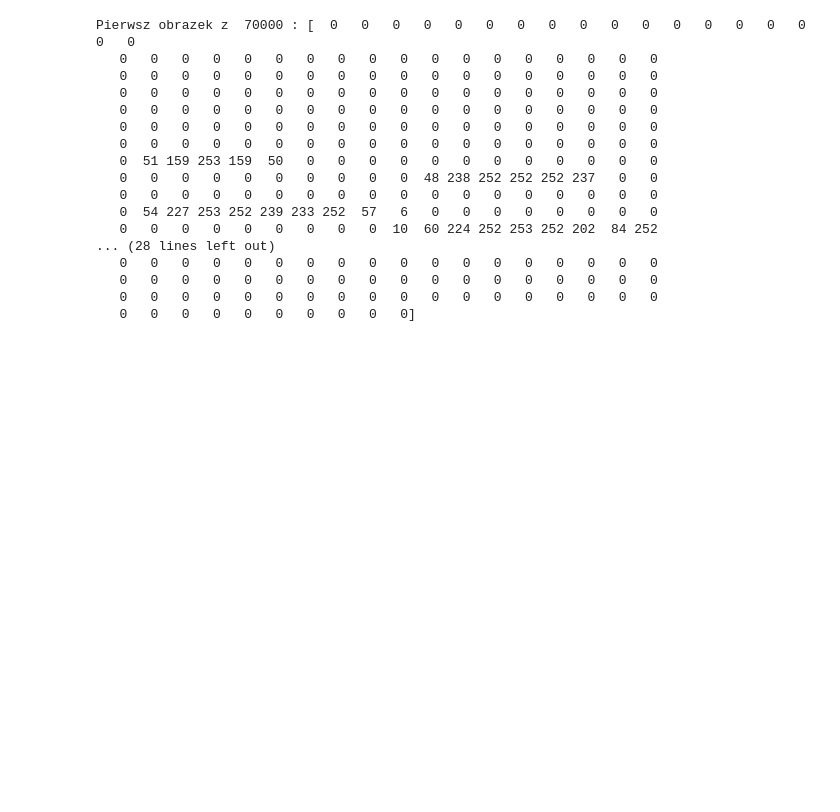
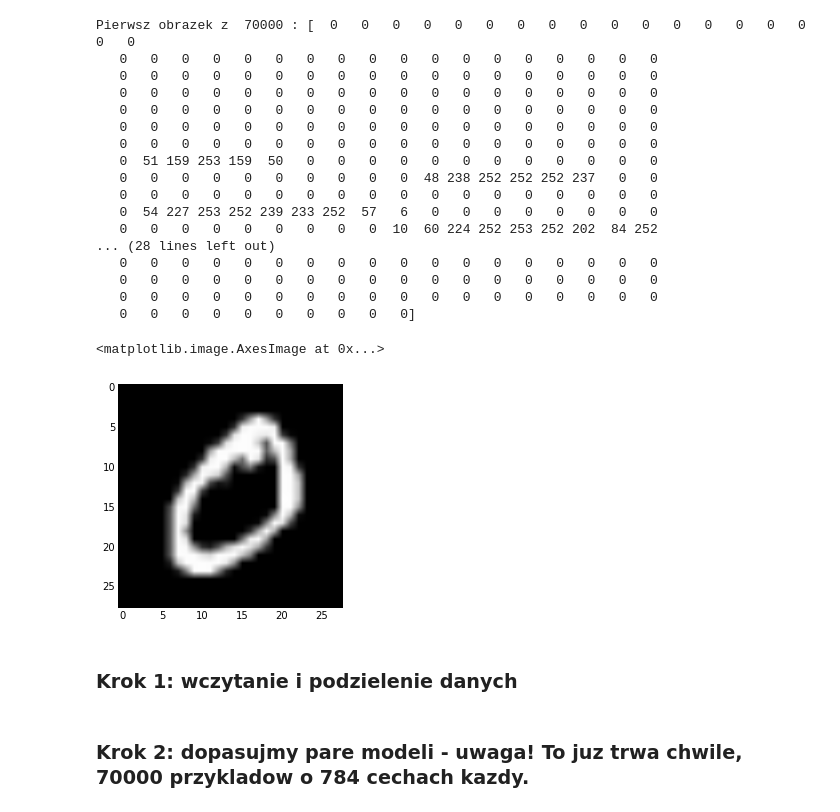
Before and after one commit to uj-robotics/dalek, a Jupyter notebook: practical-ml/cyfry-twarze-kałamarze.ipynb, the cells around one changed output. Cells and saved outputs as stored; diff of their text form; code cells hidden in the pictures; blank space fills up the shorter version.

```diff
--- a/practical-ml/cyfry-twarze-kałamarze.ipynb
+++ b/practical-ml/cyfry-twarze-kałamarze.ipynb
@@ -12,8 +12,7 @@ Nasz model będzie składał się z 2 kroków:
 Najpierw jednak musimy zapoznać się ze zbiorem danych.
 # %%
 from sklearn.datasets import fetch_mldata
-DATA_PATH = '~/data'
-mnist = fetch_mldata('MNIST original', data_home=DATA_PATH)
+mnist = fetch_mldata('MNIST original')
 # %% [markdown]
 ### MNIST
 
@@ -43,7 +42,10 @@ Pierwsz obrazek z  70000 : [  0   0   0   0   0   0   0   0   0   0   0   0   0
    0   0   0   0   0   0   0   0   0   0   0   0   0   0   0   0   0   0
    0   0   0   0   0   0   0   0   0   0]
 # %%
-# Możemy go narysować
+# Możemy sobie narysować wcześniej wypisaną cyfrę
 import matplotlib.pylab as plt
 %matplotlib inline
-plt.imshow(img)
+plt.imshow(img.reshape(28,28), cmap="gray")
+# %% [output]
+<matplotlib.image.AxesImage at 0x...>
+[figure, added]
@@ -49,0 +60,2 @@ plt.imshow(img)
+# %% [markdown]
+### Krok 1: wczytanie i podzielenie danych
@@ -49,0 +65,2 @@ plt.imshow(img)
+# %% [markdown]
+### Krok 2: dopasujmy pare modeli - uwaga! To juz trwa chwile, 70000 przykladow o 784 cechach kazdy.
```
Also changed, not shown: parts of 17 cells of this notebook, 1 other file.
